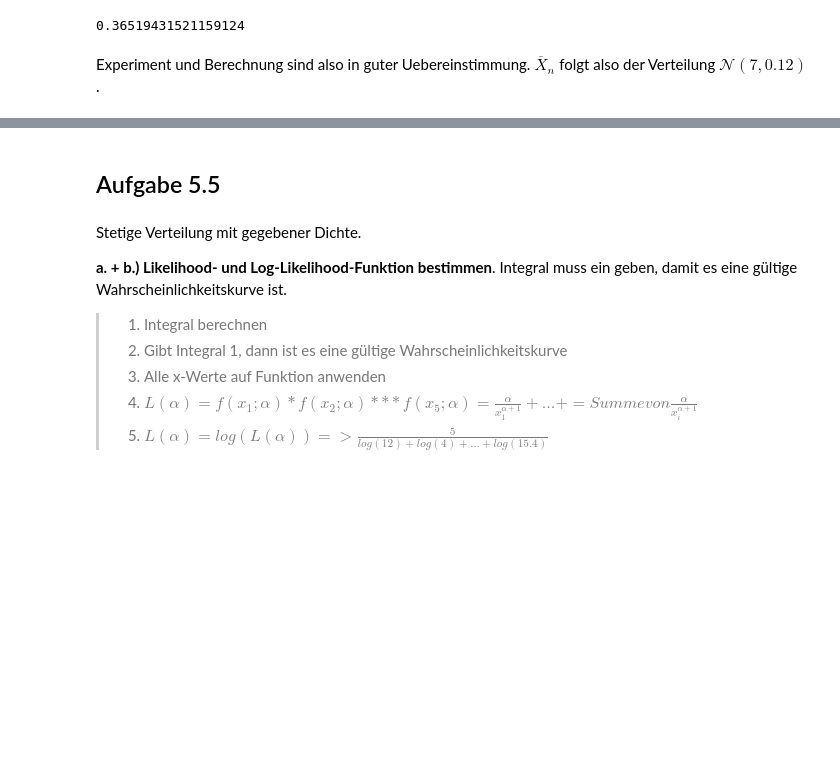
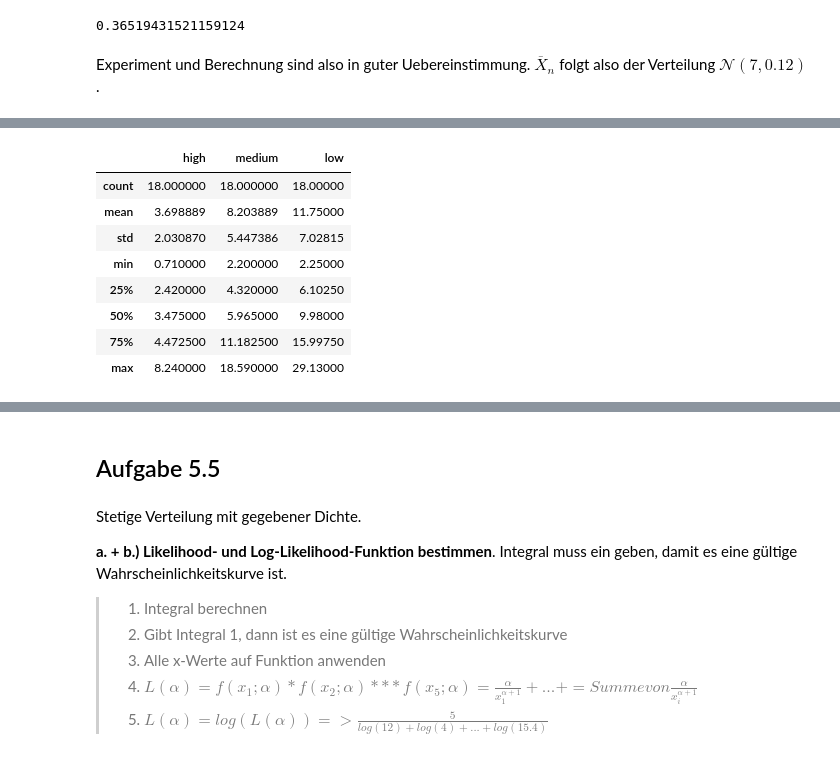
Before and after one commit to christopherchristensen/summaries, a Jupyter notebook: stat/sw05/serie_05.ipynb, the cells around one changed output, grey strips where cells are left out. Drawn from its saved outputs; the diff is of its cells as text; code cells hidden in the pictures; blank space fills up the shorter version.

```diff
--- a/stat/sw05/Python Code - Series 5.ipynb
+++ b/stat/sw05/serie_05.ipynb
@@ -334,0 +353,17 @@ Experiment und Berechnung sind also in guter Uebereinstimmung. $\overline{X}_n$
+# %%
+import matplotlib.pyplot as plt
+import numpy as np
+from pandas import DataFrame
+
+# iron Daten beschreiben (optional als Übersicht)
+DataFrame.describe(iron)
+# %% [output]
+|  | high | medium | low |
+| count | 18.000000 | 18.000000 | 18.00000 |
+| mean | 3.698889 | 8.203889 | 11.75000 |
+| std | 2.030870 | 5.447386 | 7.02815 |
+| min | 0.710000 | 2.200000 | 2.25000 |
+| 25% | 2.420000 | 4.320000 | 6.10250 |
+| 50% | 3.475000 | 5.965000 | 9.98000 |
+| 75% | 4.472500 | 11.182500 | 15.99750 |
+| max | 8.240000 | 18.590000 | 29.13000 |
```
Also changed, not shown: parts of 12 cells of this notebook, 12 other files.
